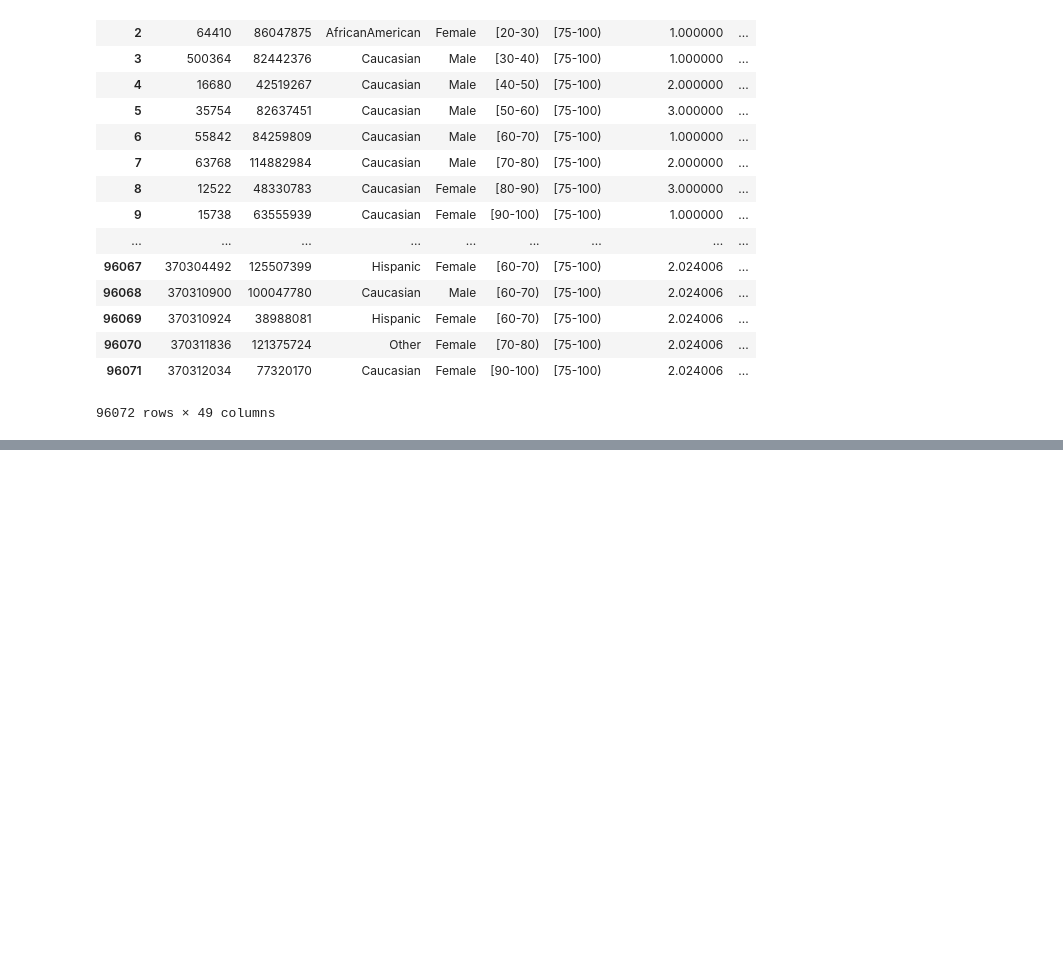
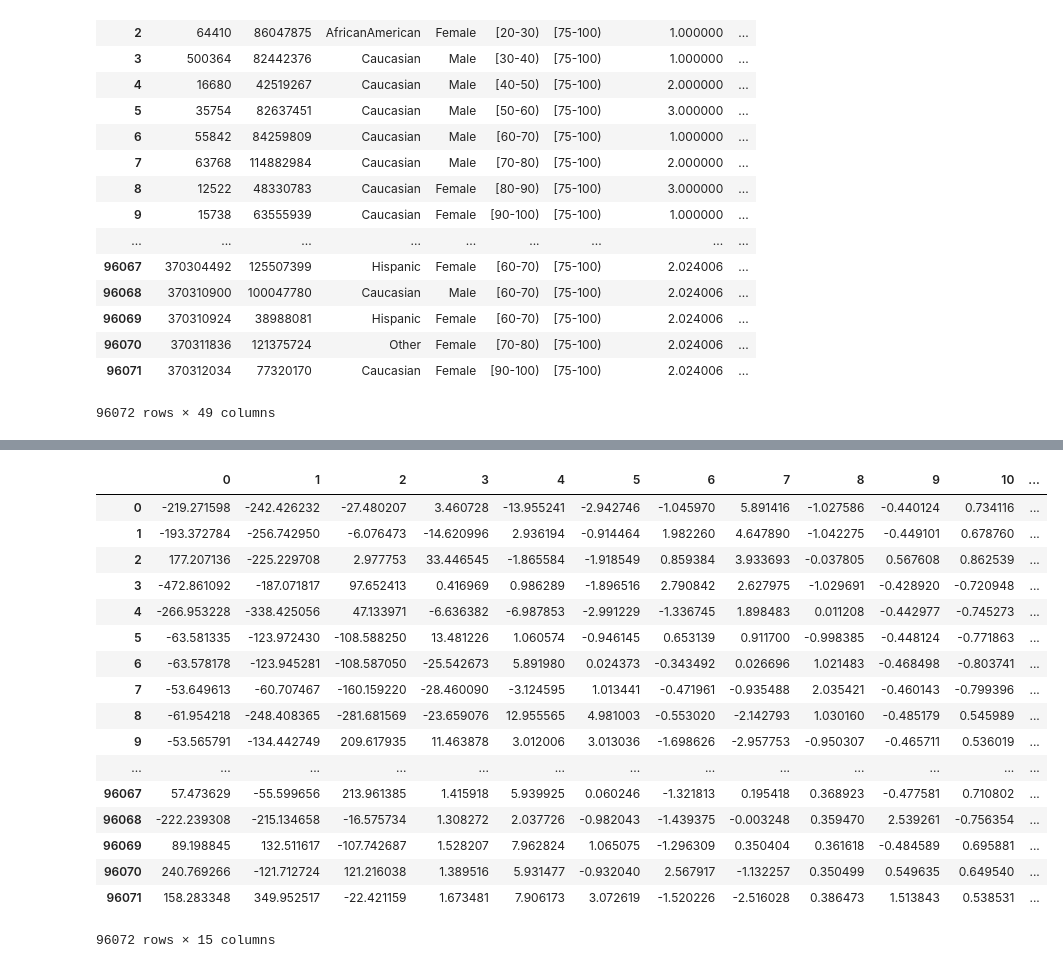
Before and after one commit to fersandiP/grad-boost-ml, a Jupyter notebook: GradientBoosting.ipynb, the cells around one changed output, grey strips where cells are left out. Drawn from its saved outputs; the diff is of its cells as text; code cells hidden in the pictures; blank space fills up the shorter version.

```diff
--- a/GradientBoosting.ipynb
+++ b/GradientBoosting.ipynb
@@ -70,0 +88,24 @@ df
+# %%
+pca = PCA(15)
+pca_arr = pca.fit_transform(clean_df)
+pca_df = pd.DataFrame(data = pca_arr)
+pca_df
+# %% [output]
+|  | 0 | 1 | 2 | 3 | 4 | 5 | 6 | 7 | 8 | 9 | 10 | ... |
+| 0 | -219.271598 | -242.426232 | -27.480207 | 3.460728 | -13.955241 | -2.942746 | -1.045970 | 5.891416 | -1.027586 | -0.440124 | 0.734116 | ... |
+| 1 | -193.372784 | -256.742950 | -6.076473 | -14.620996 | 2.936194 | -0.914464 | 1.982260 | 4.647890 | -1.042275 | -0.449101 | 0.678760 | ... |
+| 2 | 177.207136 | -225.229708 | 2.977753 | 33.446545 | -1.865584 | -1.918549 | 0.859384 | 3.933693 | -0.037805 | 0.567608 | 0.862539 | ... |
+| 3 | -472.861092 | -187.071817 | 97.652413 | 0.416969 | 0.986289 | -1.896516 | 2.790842 | 2.627975 | -1.029691 | -0.428920 | -0.720948 | ... |
+| 4 | -266.953228 | -338.425056 | 47.133971 | -6.636382 | -6.987853 | -2.991229 | -1.336745 | 1.898483 | 0.011208 | -0.442977 | -0.745273 | ... |
+| 5 | -63.581335 | -123.972430 | -108.588250 | 13.481226 | 1.060574 | -0.946145 | 0.653139 | 0.911700 | -0.998385 | -0.448124 | -0.771863 | ... |
+| 6 | -63.578178 | -123.945281 | -108.587050 | -25.542673 | 5.891980 | 0.024373 | -0.343492 | 0.026696 | 1.021483 | -0.468498 | -0.803741 | ... |
+| 7 | -53.649613 | -60.707467 | -160.159220 | -28.460090 | -3.124595 | 1.013441 | -0.471961 | -0.935488 | 2.035421 | -0.460143 | -0.799396 | ... |
+| 8 | -61.954218 | -248.408365 | -281.681569 | -23.659076 | 12.955565 | 4.981003 | -0.553020 | -2.142793 | 1.030160 | -0.485179 | 0.545989 | ... |
+| 9 | -53.565791 | -134.442749 | 209.617935 | 11.463878 | 3.012006 | 3.013036 | -1.698626 | -2.957753 | -0.950307 | -0.465711 | 0.536019 | ... |
+| ... | ... | ... | ... | ... | ... | ... | ... | ... | ... | ... | ... | ... |
+| 96067 | 57.473629 | -55.599656 | 213.961385 | 1.415918 | 5.939925 | 0.060246 | -1.321813 | 0.195418 | 0.368923 | -0.477581 | 0.710802 | ... |
+| 96068 | -222.239308 | -215.134658 | -16.575734 | 1.308272 | 2.037726 | -0.982043 | -1.439375 | -0.003248 | 0.359470 | 2.539261 | -0.756354 | ... |
+| 96069 | 89.198845 | 132.511617 | -107.742687 | 1.528207 | 7.962824 | 1.065075 | -1.296309 | 0.350404 | 0.361618 | -0.484589 | 0.695881 | ... |
+| 96070 | 240.769266 | -121.712724 | 121.216038 | 1.389516 | 5.931477 | -0.932040 | 2.567917 | -1.132257 | 0.350499 | 0.549635 | 0.649540 | ... |
+| 96071 | 158.283348 | 349.952517 | -22.421159 | 1.673481 | 7.906173 | 3.072619 | -1.520226 | -2.516028 | 0.386473 | 1.513843 | 0.538531 | ... |
+96072 rows × 15 columns
```
Also changed, not shown: parts of 4 cells of this notebook.
